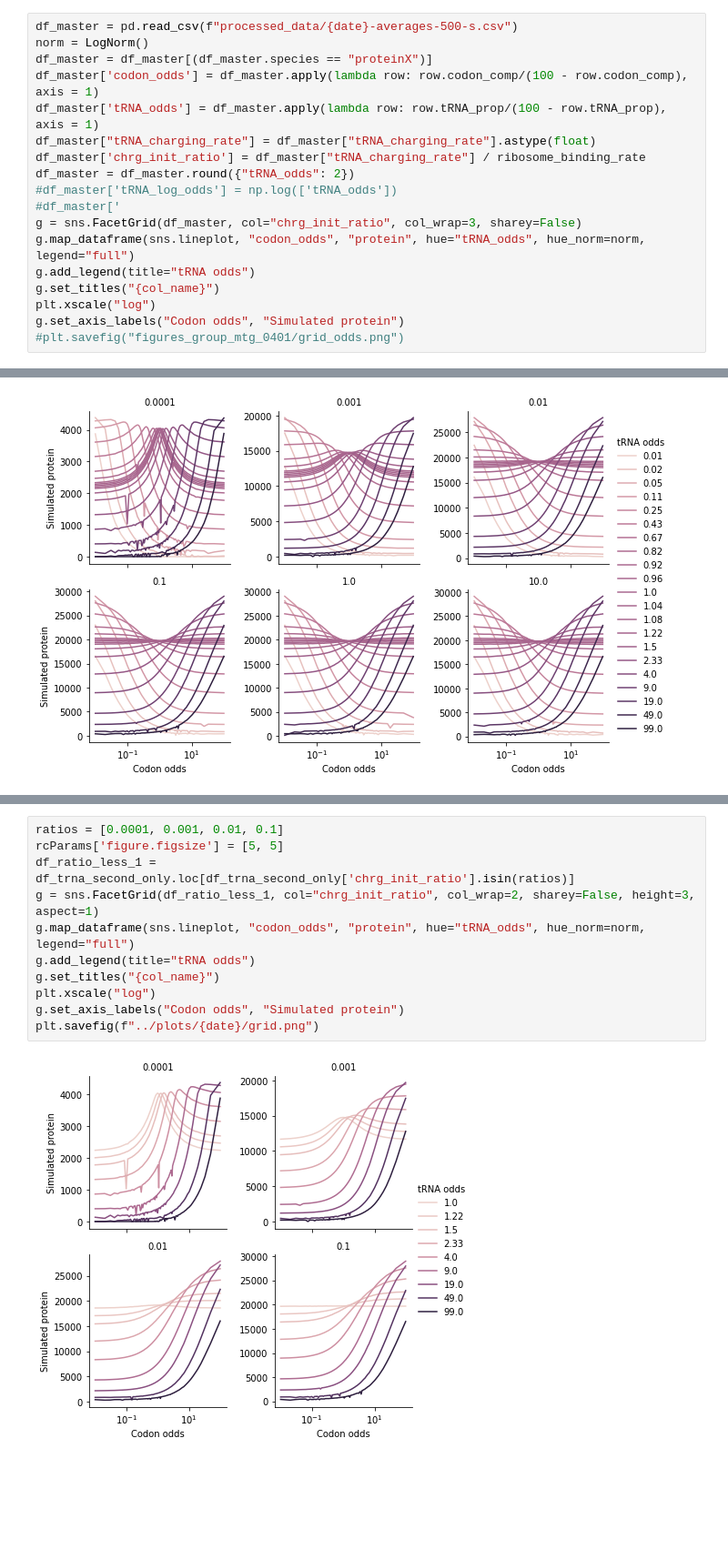
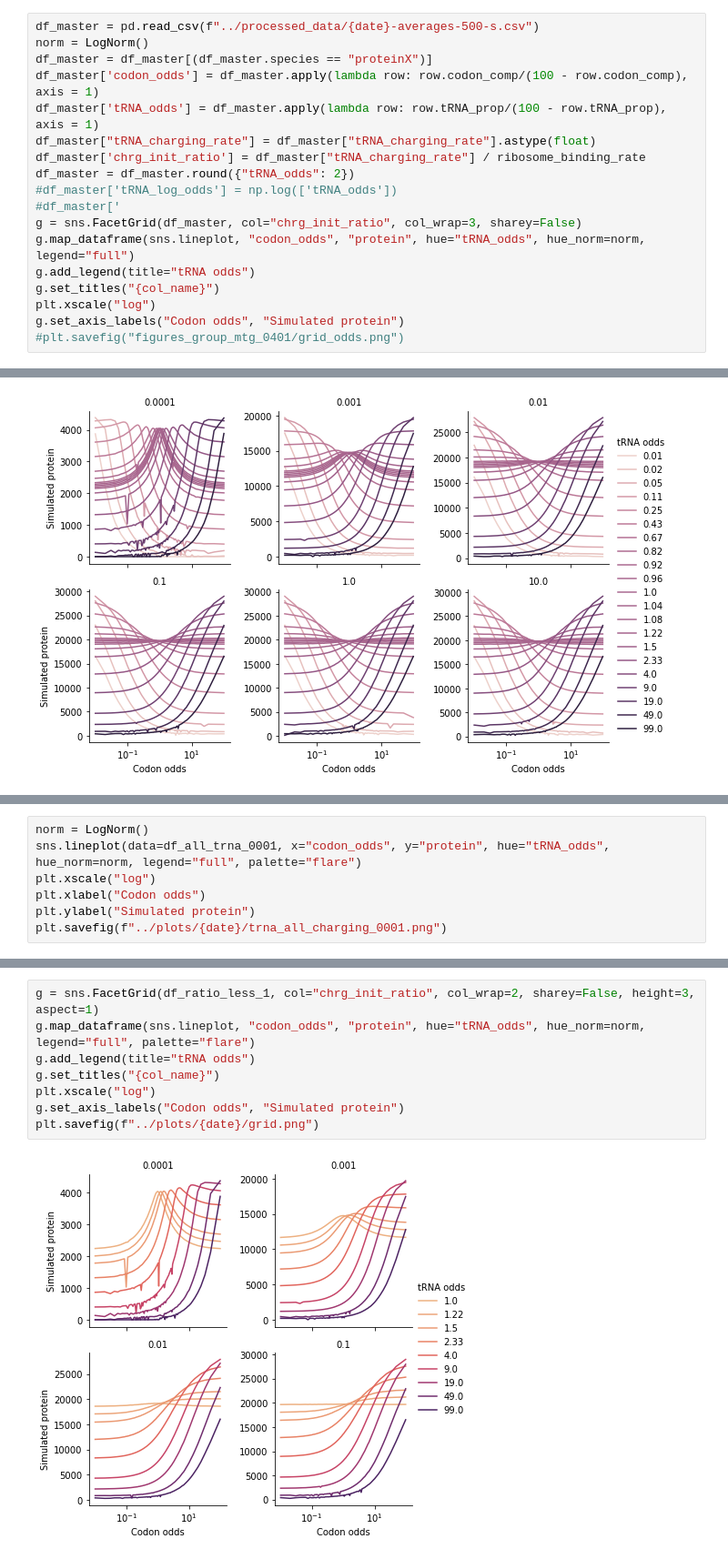
Before and after one commit to alexismhill3/tRNA-dynamics, a Jupyter notebook: notebooks/may-3-2022.ipynb, the cells around one changed output, grey strips where cells are left out. Shown: that part at 91% size. Cells and saved outputs as stored; diff of their text form; blank space fills up the shorter version.

```diff
--- a/notebooks/may-3-2022.ipynb
+++ b/notebooks/may-3-2022.ipynb
@@ -151,5 +153,5 @@ df_master.to_csv(f"processed_data/{date}-averages-500-s.csv")
 # %%
-df_master = pd.read_csv(f"processed_data/{date}-averages-500-s.csv")
+df_master = pd.read_csv(f"../processed_data/{date}-averages-500-s.csv")
 norm = LogNorm()
 df_master = df_master[(df_master.species == "proteinX")]
 df_master['codon_odds'] = df_master.apply(lambda row: row.codon_comp/(100 - row.codon_comp), axis = 1)
@@ -184,0 +204,7 @@ g.set_axis_labels("Codon odds", "Simulated protein")
+# %%
+norm = LogNorm()
+sns.lineplot(data=df_all_trna_0001, x="codon_odds", y="protein", hue="tRNA_odds", hue_norm=norm, legend="full", palette="flare")
+plt.xscale("log")
+plt.xlabel("Codon odds")
+plt.ylabel("Simulated protein")
+plt.savefig(f"../plots/{date}/trna_all_charging_0001.png")
@@ -185,14 +222,11 @@ g.set_axis_labels("Codon odds", "Simulated protein")
 # %%
-ratios = [0.0001, 0.001, 0.01, 0.1]
-rcParams['figure.figsize'] = [5, 5]
-df_ratio_less_1 = df_trna_second_only.loc[df_trna_second_only['chrg_init_ratio'].isin(ratios)]
 g = sns.FacetGrid(df_ratio_less_1, col="chrg_init_ratio", col_wrap=2, sharey=False, height=3, aspect=1)
-g.map_dataframe(sns.lineplot, "codon_odds", "protein", hue="tRNA_odds", hue_norm=norm, legend="full")
+g.map_dataframe(sns.lineplot, "codon_odds", "protein", hue="tRNA_odds", hue_norm=norm, legend="full", palette="flare")
 g.add_legend(title="tRNA odds")
 g.set_titles("{col_name}")
 plt.xscale("log")
 g.set_axis_labels("Codon odds", "Simulated protein")
 plt.savefig(f"../plots/{date}/grid.png")
 # %% [output]
-[figure, old version]
+[figure, new version]
 # %%
```
Also changed, not shown: parts of 8 cells of this notebook, 7 other files.
